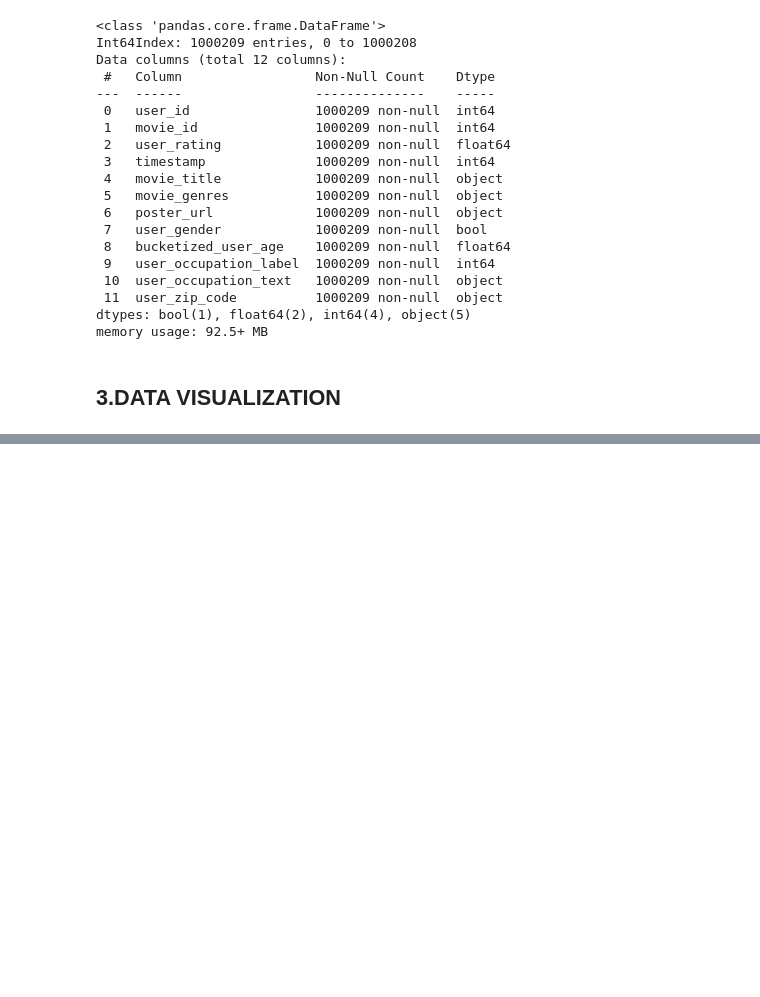
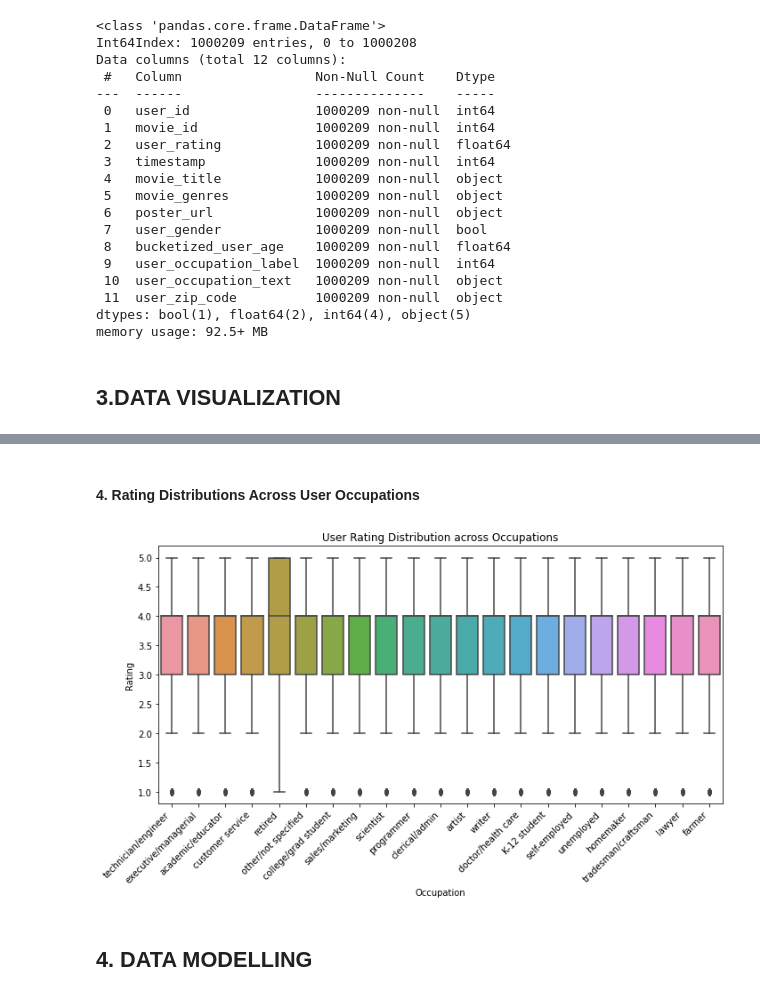
Before and after one commit to FGithaiga/MOVIE_LENS, a Jupyter notebook: index.ipynb, the cells around one changed output, grey strips where cells are left out. Saved outputs shown, nothing was run; the diff lists cells and outputs as text; code cells hidden in the pictures; blank space fills up the shorter version.

```diff
--- a/index.ipynb
+++ b/index.ipynb
@@ -335,0 +380,16 @@ df_Merged.to_excel("Data/Merged_movies_dataset.xlsx", index=False)
+# %% [markdown]
+#### **4. Rating Distributions Across User Occupations**
+# %%
+# Box Plot to compare rating distributions across user occupations
+plt.figure(figsize=(10, 6))
+sns.boxplot(x='user_occupation_text', y='user_rating', data=df_Merged)
+plt.title('User Rating Distribution across Occupations')
+plt.xlabel('Occupation')
+plt.ylabel('Rating')
+plt.xticks(rotation=45, ha='right')
+plt.tight_layout()
+plt.show()
+# %% [output]
+[figure, added]
+# %% [markdown]
+## **4. DATA MODELLING**
```
Also changed, not shown: parts of 16 cells of this notebook.
